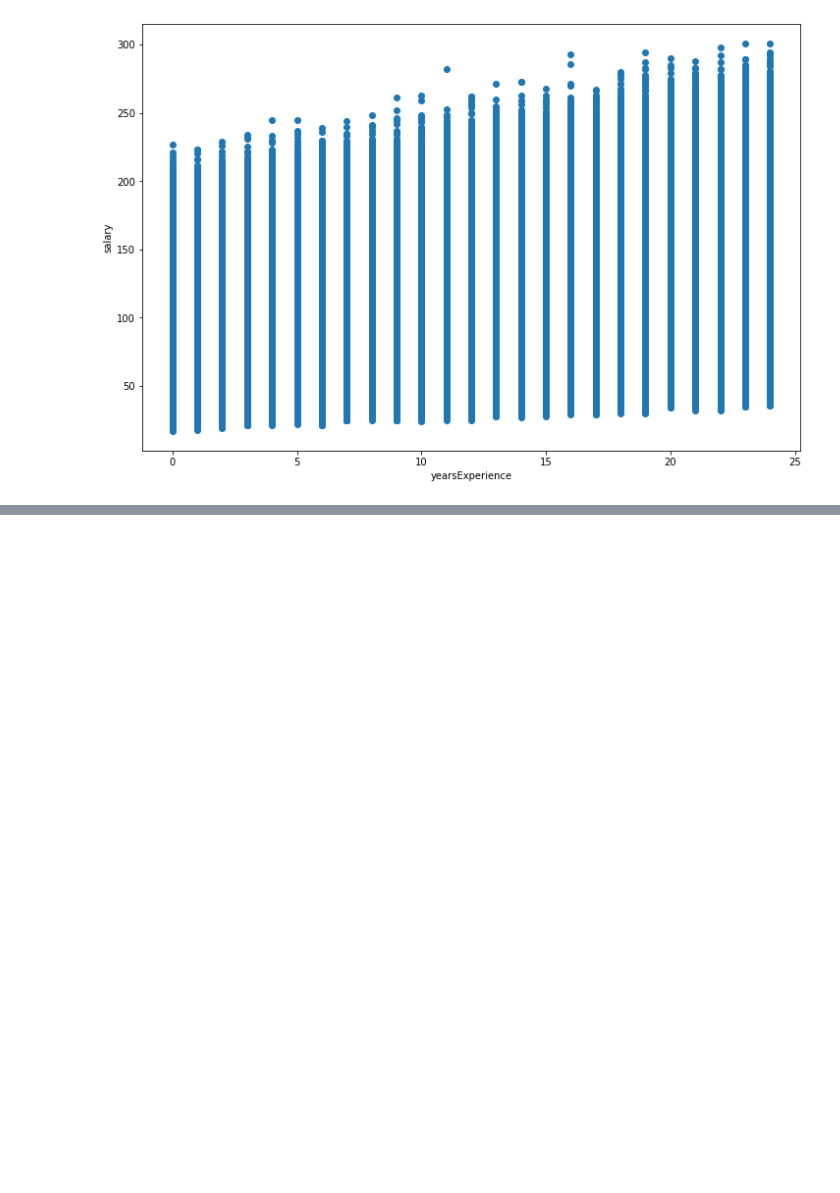
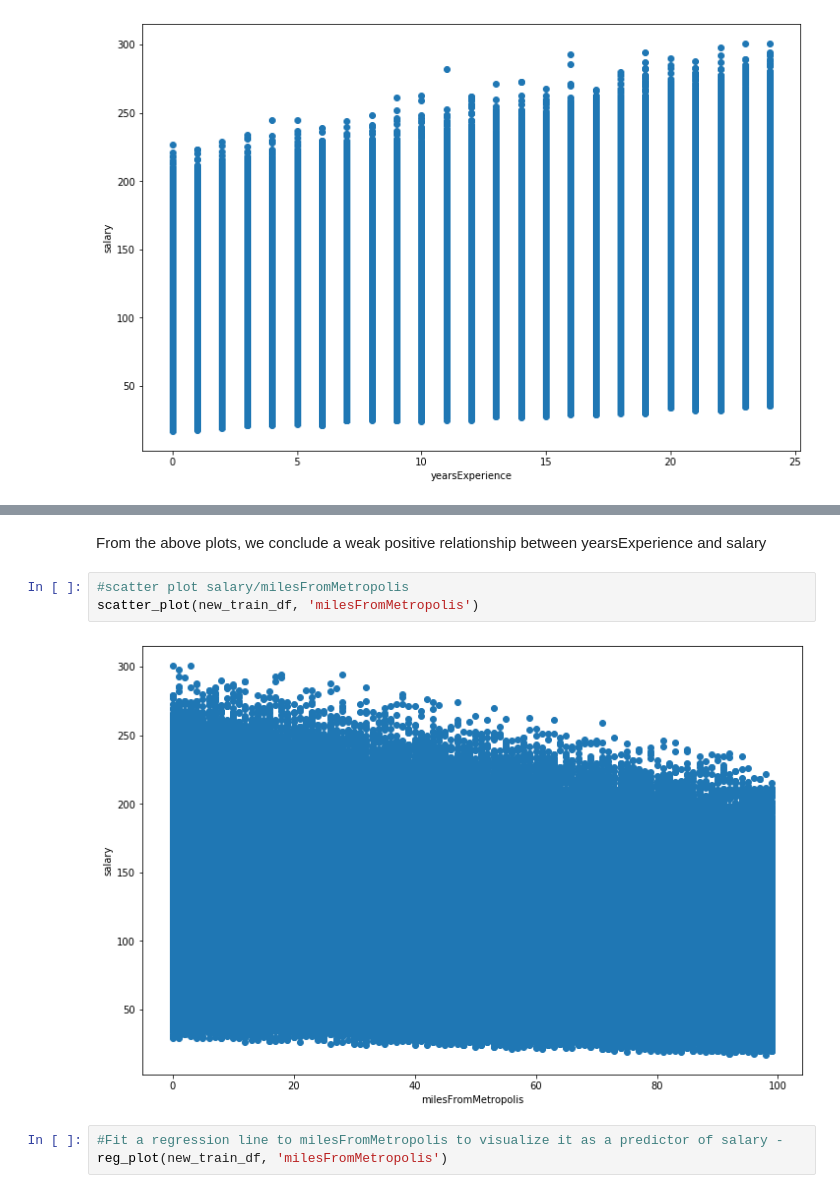
Before and after one commit to vibhutivadje/ML, a Jupyter notebook: Regression.ipynb, the cells around one changed output, grey strips where cells are left out. Cells and saved outputs as stored; diff of their text form; blank space fills up the shorter version.

```diff
--- a/Regression.ipynb
+++ b/Regression.ipynb
@@ -396,0 +404,10 @@ reg_plot(new_train_df, 'yearsExperience')
+# %% [markdown]
+From the above plots, we conclude a weak positive relationship between yearsExperience and salary
+# %%
+#scatter plot salary/milesFromMetropolis
+scatter_plot(new_train_df, 'milesFromMetropolis')
+# %% [output]
+[figure, added]
+# %%
+#Fit a regression line to milesFromMetropolis to visualize it as a predictor of salary -
+reg_plot(new_train_df, 'milesFromMetropolis')
```
Also changed, not shown: parts of 2 cells of this notebook.
